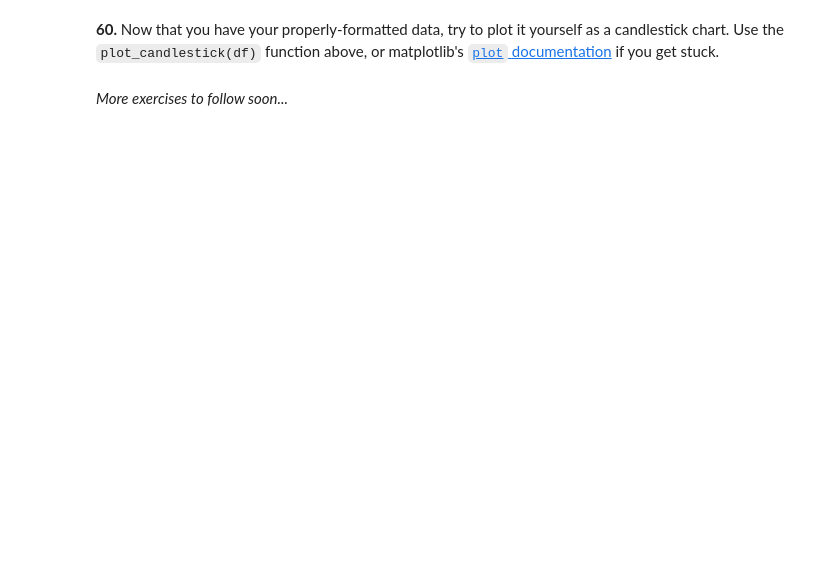
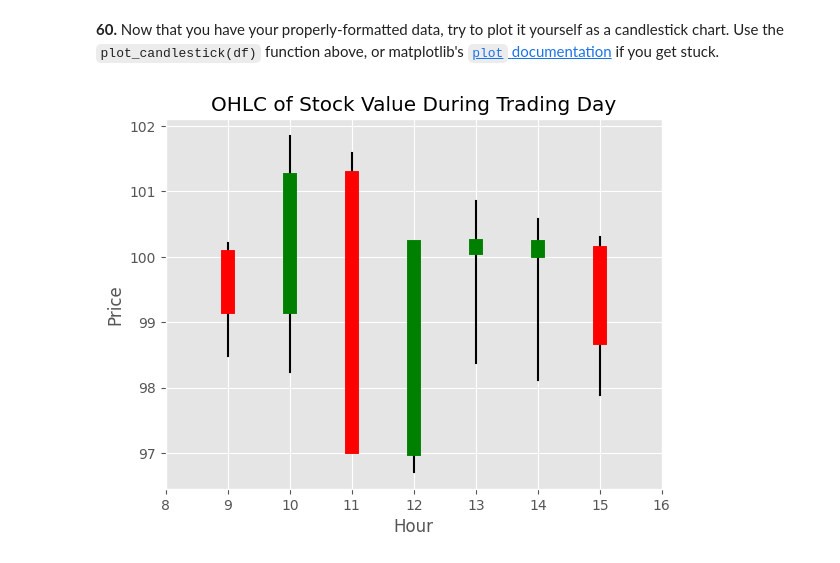
Before and after one commit to RezaTaheri01/my-ml-journey, a Jupyter notebook: Codes/ml_0000_pandas_100_puzzles.ipynb, the cells around one changed output. Cells and saved outputs as stored; diff of their text form; code cells hidden in the pictures; blank space fills up the shorter version.

````diff
--- a/Codes/ml_0000_pandas_100_puzzles.ipynb
+++ b/Codes/ml_0000_pandas_100_puzzles.ipynb
@@ -1299,15 +1374,15 @@ def day_stock_data():
     df.time = pd.to_datetime(df.time)
     return df
 
-#Don't read me unless you get stuck!
+# Don't read me unless you get stuck!
 def plot_candlestick(agg):
     """
     agg is a DataFrame which has a DatetimeIndex and five columns: ["open","high","low","close","color"]
     """
     fig, ax = plt.subplots()
     for time in agg.index:
-        ax.plot([time.hour] * 2, agg.loc[time, ["high","low"]].values, color = "black")
-        ax.plot([time.hour] * 2, agg.loc[time, ["open","close"]].values, color = agg.loc[time, "color"], linewidth = 10)
+        ax.plot([time] * 2, agg.loc[time, ["high","low"]].values, color = "black")
+        ax.plot([time] * 2, agg.loc[time, ["open","close"]].values, color = agg.loc[time, "color"], linewidth = 10)
 
     ax.set_xlim((8,16))
     ax.set_ylabel("Price")
@@ -1316,3 +1391,6 @@ def plot_candlestick(agg):
     plt.show()
 # %% [markdown]
 **59.** Generate a day's worth of random stock data, and aggregate / reformat it so that it has hourly summaries of the opening, highest, lowest, and closing prices
+# %%
+df = day_stock_data()
+df.head()
@@ -1318,0 +1404,6 @@ def plot_candlestick(agg):
+# %%
+# df.ohlc()
+df = df.groupby(df["time"].dt.hour).agg(["first", "max", "min", "last"])
+agg = df.rename(columns={"min": "low", "max": "high", "first": "open", "last": "close"})
+agg.set_index(df["time"]["first"].dt.hour, inplace=True)
+agg = agg["price"]
@@ -1318,0 +1412,8 @@ def plot_candlestick(agg):
+# %%
+def color(row):
+  if row["open"] <= row["close"]:
+    return "#008000" # green
+  return "#FF0000"
+
+agg["color"] = agg.apply(color, axis=1)
+agg.head()
@@ -1319,4 +1428,6 @@ def plot_candlestick(agg):
 # %% [markdown]
 **60.** Now that you have your properly-formatted data, try to plot it yourself as a candlestick chart.  Use the ```plot_candlestick(df)``` function above, or matplotlib's [```plot``` documentation](https://matplotlib.org/api/_as_gen/matplotlib.axes.Axes.plot.html) if you get stuck.
-# %% [markdown]
-*More exercises to follow soon...*
+# %%
+plot_candlestick(agg)
+# %% [output]
+[figure, added]
````
Also changed, not shown: parts of 10 cells of this notebook.
